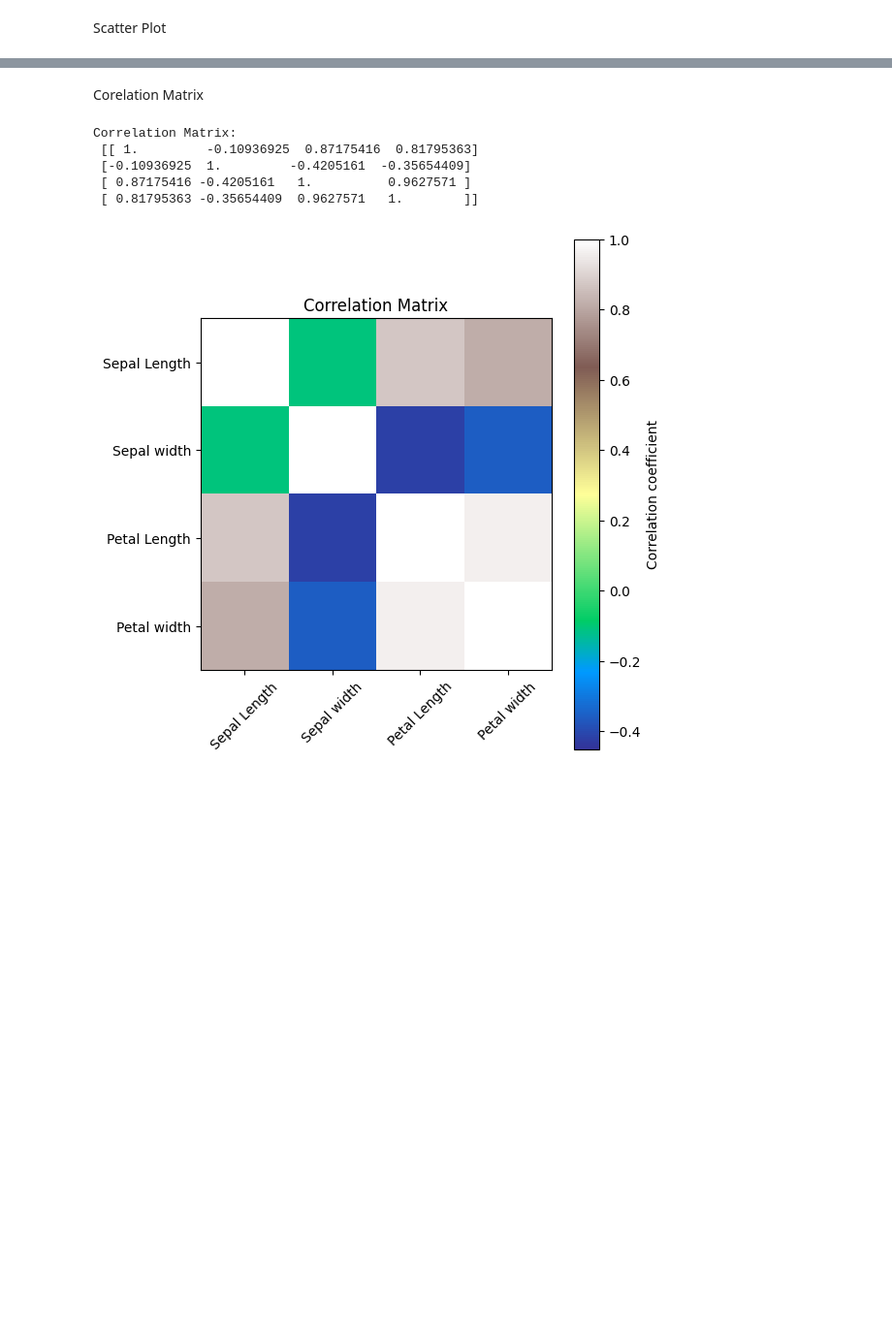
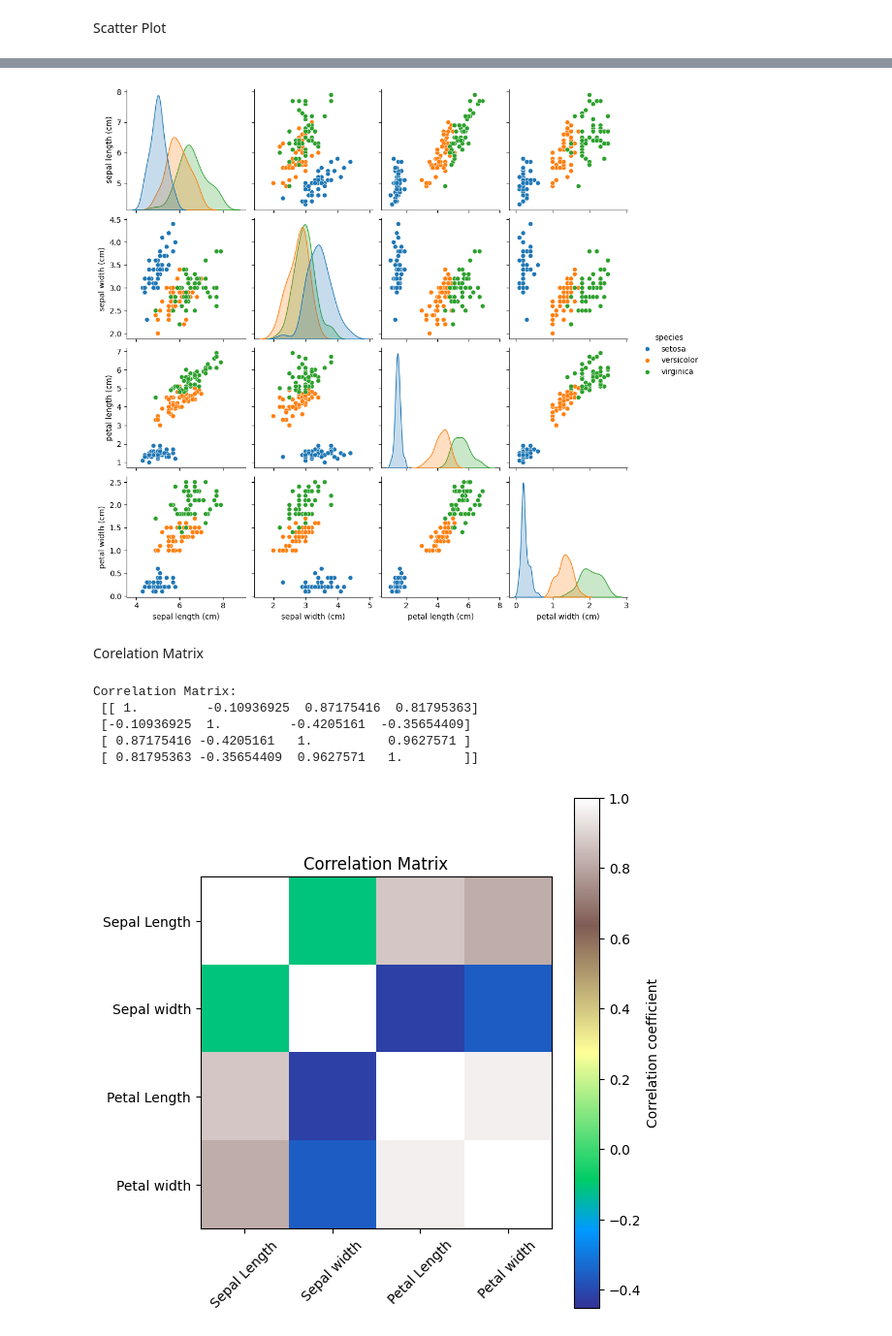
Before and after one commit to mta-phy/5820x, a Jupyter notebook: HWs/Project-1.ipynb, the cells around one changed output, grey strips where cells are left out. Shown at 97% size. Cells and saved outputs as stored; diff of their text form; code cells hidden in the pictures; blank space fills up the shorter version.

```diff
--- a/HWs/Project-1.ipynb
+++ b/HWs/Project-1.ipynb
@@ -181,3 +231,35 @@ plt.show()
+# %%
+from mpl_toolkits.mplot3d import Axes3D
+
+# Four features
+features = {
+    "SL": S_length,
+    "SW": S_width,
+    "PL": P_length,
+    "PW": P_width
+}
+
+# Binning
+bins = np.linspace(0, max(S_length.max(), S_width.max(),
+                          P_length.max(), P_width.max()), 8)
+
+import seaborn as sns
+import matplotlib.pyplot as plt
+import pandas as pd
+from sklearn.datasets import load_iris
+
+# 1. Load the data
+iris = load_iris()
+df = pd.DataFrame(data=iris.data, columns=iris.feature_names)
+df['species'] = [iris.target_names[i] for i in iris.target]
+
+# 2. Create the Pair Plot
+# The 'hue' parameter is the "secret sauce" that colors the dots by species
+sns.pairplot(df, hue='species', height=2.5)
+
+plt.show()
+# %% [output]
+[figure, added]
 # %% [markdown]
 Corelation Matrix
 # %%
```
Also changed, not shown: parts of 4 cells of this notebook.
